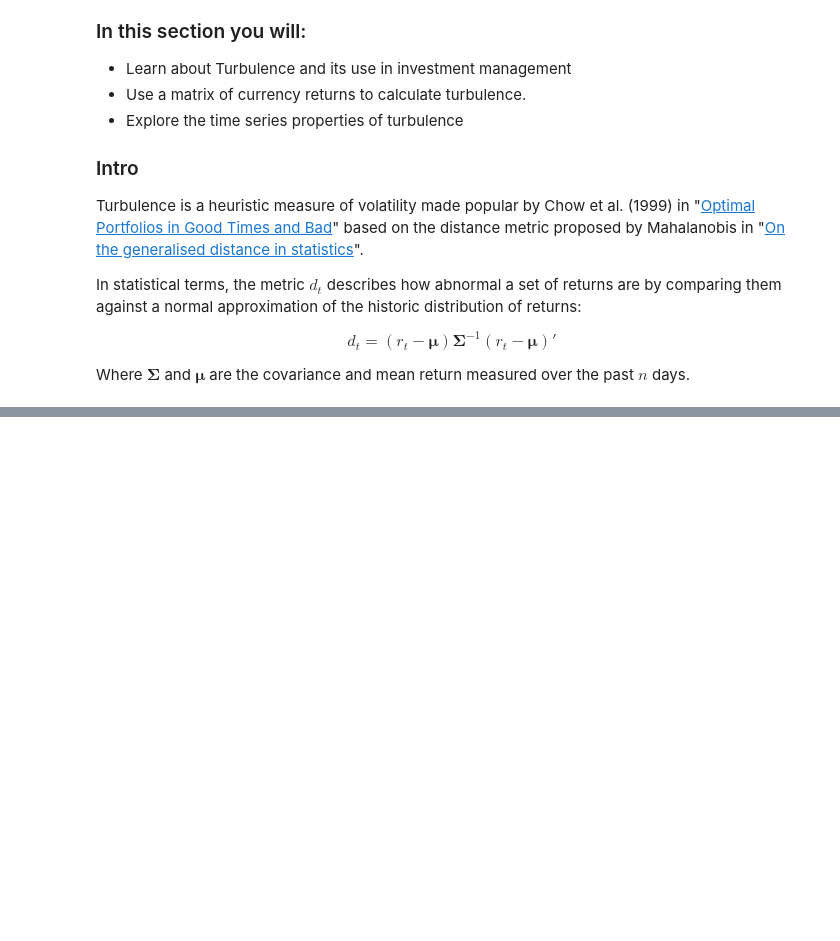
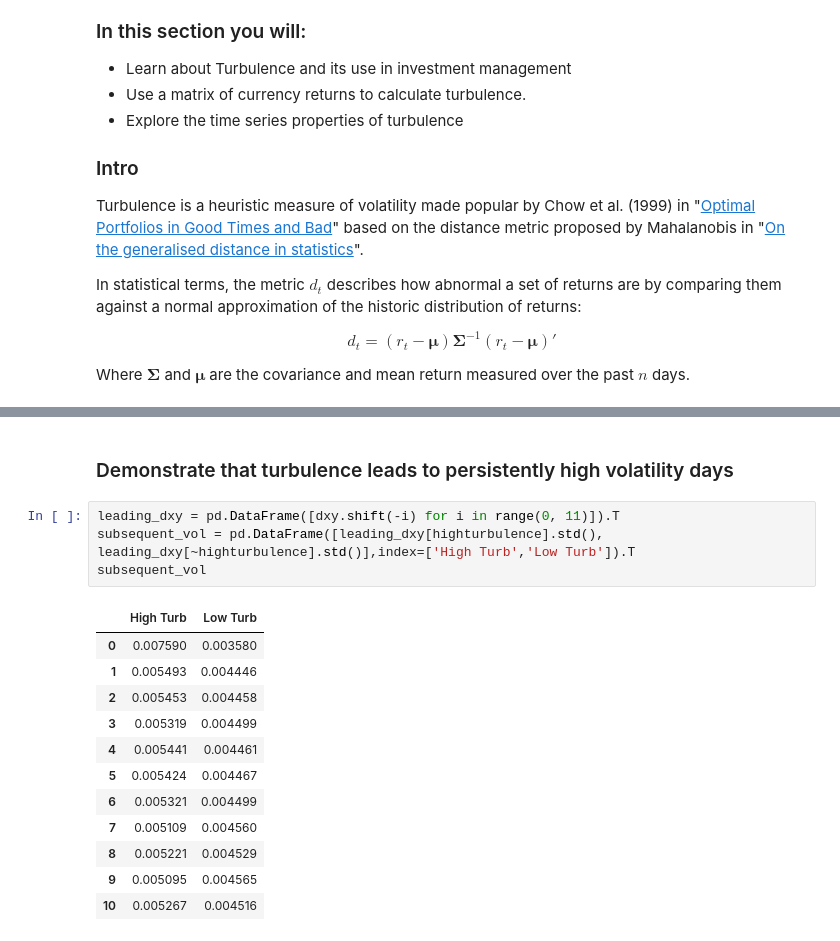
Before and after one commit to fintechsteve/modeling-volatility, a Jupyter notebook: Part_04_Understanding_Turbulence_Signals.ipynb, the cells around one changed output, grey strips where cells are left out. Saved outputs shown, nothing was run; the diff lists cells and outputs as text; blank space fills up the shorter version.

```diff
--- a/Part_04_Understanding_Turbulence_Signals.ipynb
+++ b/Part_04_Understanding_Turbulence_Signals.ipynb
@@ -117,0 +127,19 @@ returns.to_pickle('./returns.pkl')
+# %% [markdown]
+### Demonstrate that turbulence leads to persistently high volatility days
+# %%
+leading_dxy = pd.DataFrame([dxy.shift(-i) for i in range(0, 11)]).T
+subsequent_vol = pd.DataFrame([leading_dxy[highturbulence].std(), leading_dxy[~highturbulence].std()],index=['High Turb','Low Turb']).T
+subsequent_vol
+# %% [output]
+|  | High Turb | Low Turb |
+| 0 | 0.007590 | 0.003580 |
+| 1 | 0.005493 | 0.004446 |
+| 2 | 0.005453 | 0.004458 |
+| 3 | 0.005319 | 0.004499 |
+| 4 | 0.005441 | 0.004461 |
+| 5 | 0.005424 | 0.004467 |
+| 6 | 0.005321 | 0.004499 |
+| 7 | 0.005109 | 0.004560 |
+| 8 | 0.005221 | 0.004529 |
+| 9 | 0.005095 | 0.004565 |
+| 10 | 0.005267 | 0.004516 |
```
Also changed, not shown: parts of 22 cells of this notebook.
